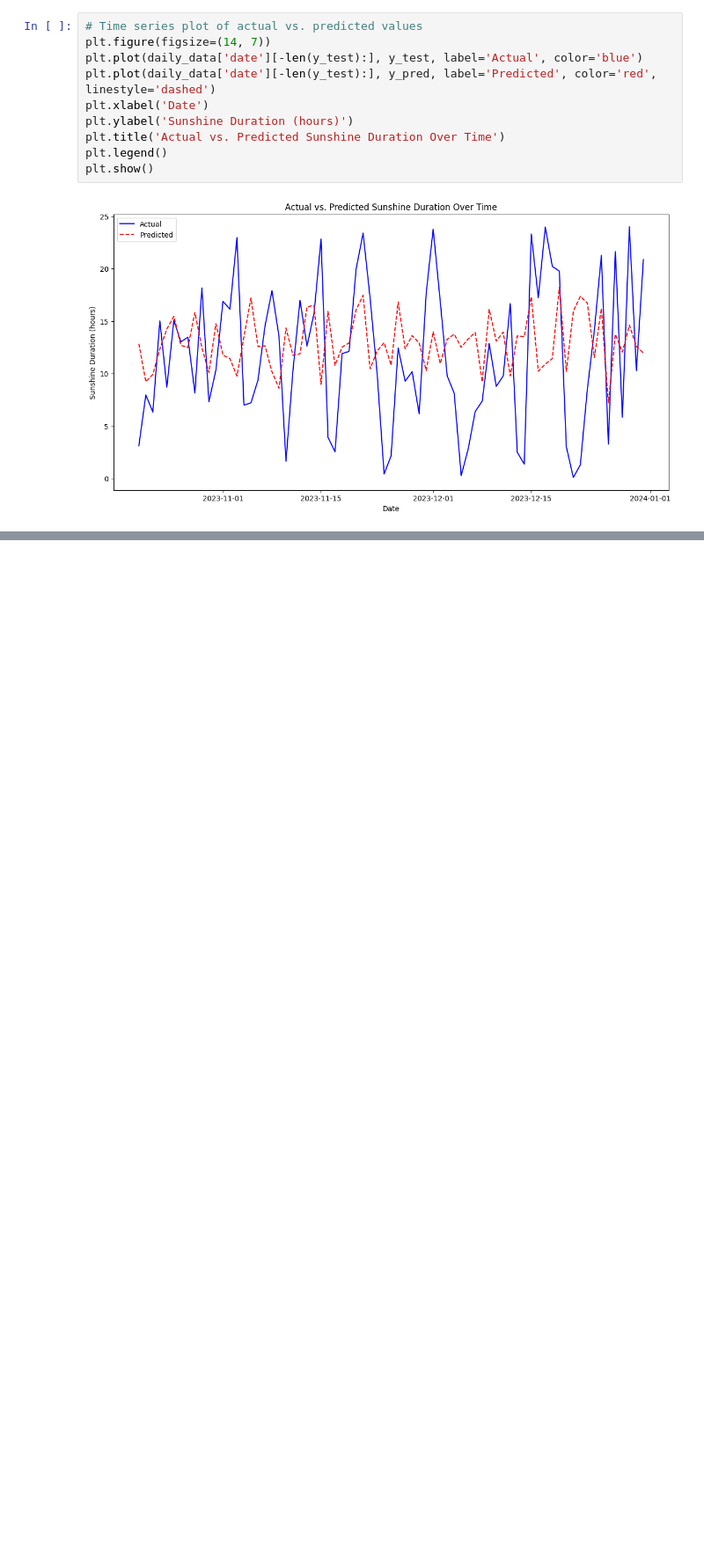
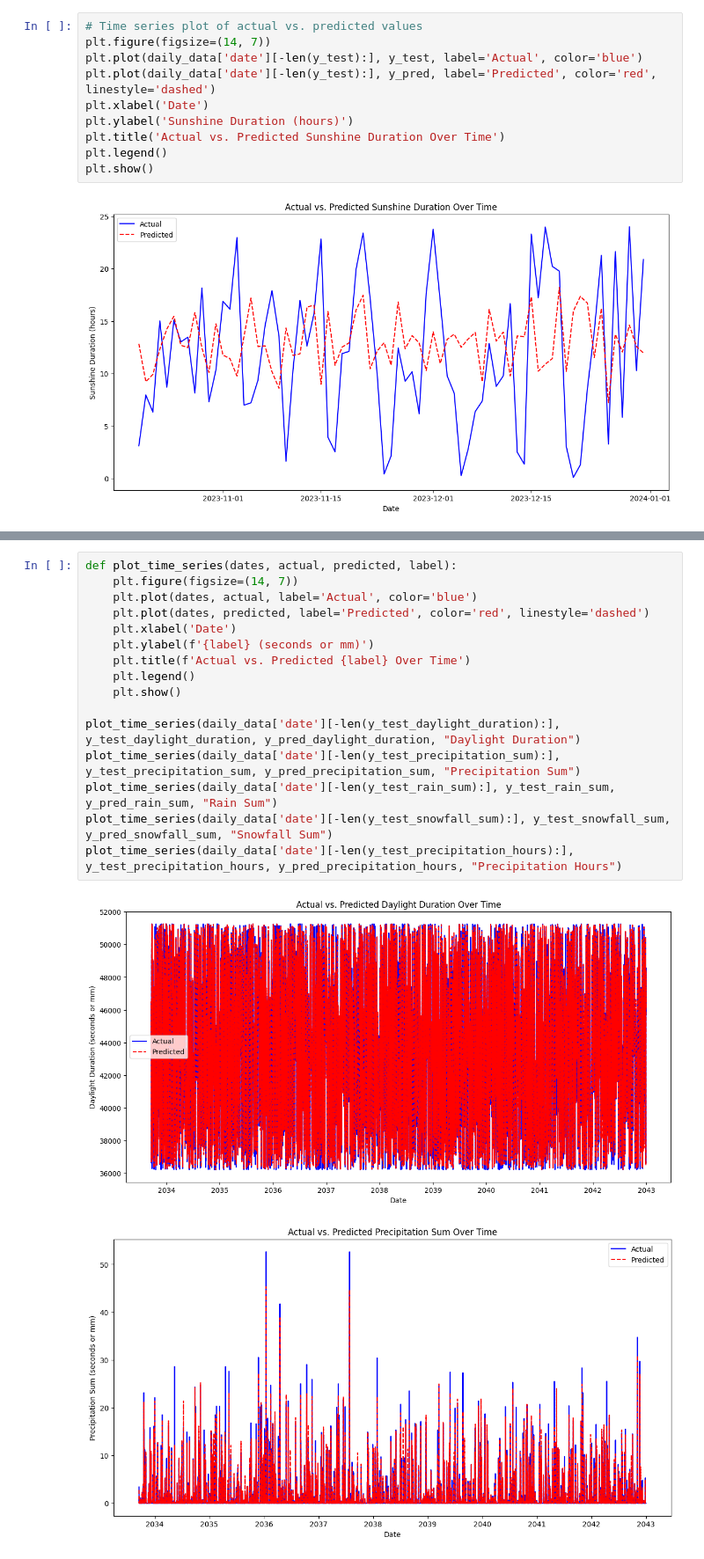
Before and after one commit to samyak-anand/Weather_forecast, a Jupyter notebook: scripts/Weather_analysis_using_mysql.ipynb, the cells around one changed output, grey strips where cells are left out. Shown at 88% size. Saved outputs shown, nothing was run; the diff lists cells and outputs as text; blank space fills up the shorter version.

```diff
--- a/scripts/Weather_analysis_using_mysql.ipynb
+++ b/scripts/Weather_analysis_using_mysql.ipynb
@@ -798,0 +994,19 @@ plt.show()
+# %%
+def plot_time_series(dates, actual, predicted, label):
+    plt.figure(figsize=(14, 7))
+    plt.plot(dates, actual, label='Actual', color='blue')
+    plt.plot(dates, predicted, label='Predicted', color='red', linestyle='dashed')
+    plt.xlabel('Date')
+    plt.ylabel(f'{label} (seconds or mm)')
+    plt.title(f'Actual vs. Predicted {label} Over Time')
+    plt.legend()
+    plt.show()
+
+plot_time_series(daily_data['date'][-len(y_test_daylight_duration):], y_test_daylight_duration, y_pred_daylight_duration, "Daylight Duration")
+plot_time_series(daily_data['date'][-len(y_test_precipitation_sum):], y_test_precipitation_sum, y_pred_precipitation_sum, "Precipitation Sum")
+plot_time_series(daily_data['date'][-len(y_test_rain_sum):], y_test_rain_sum, y_pred_rain_sum, "Rain Sum")
+plot_time_series(daily_data['date'][-len(y_test_snowfall_sum):], y_test_snowfall_sum, y_pred_snowfall_sum, "Snowfall Sum")
+plot_time_series(daily_data['date'][-len(y_test_precipitation_hours):], y_test_precipitation_hours, y_pred_precipitation_hours, "Precipitation Hours")
+# %% [output]
+[figure, added]
+[figure, added]
```
Also changed, not shown: parts of 14 cells of this notebook.
